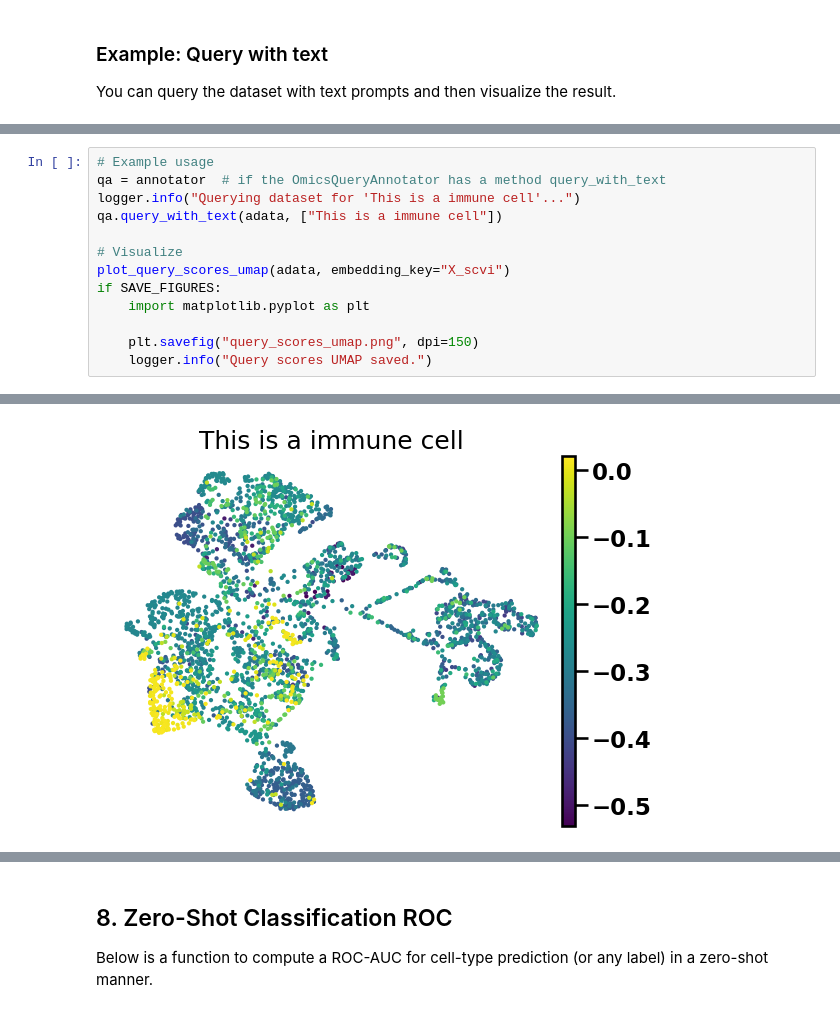
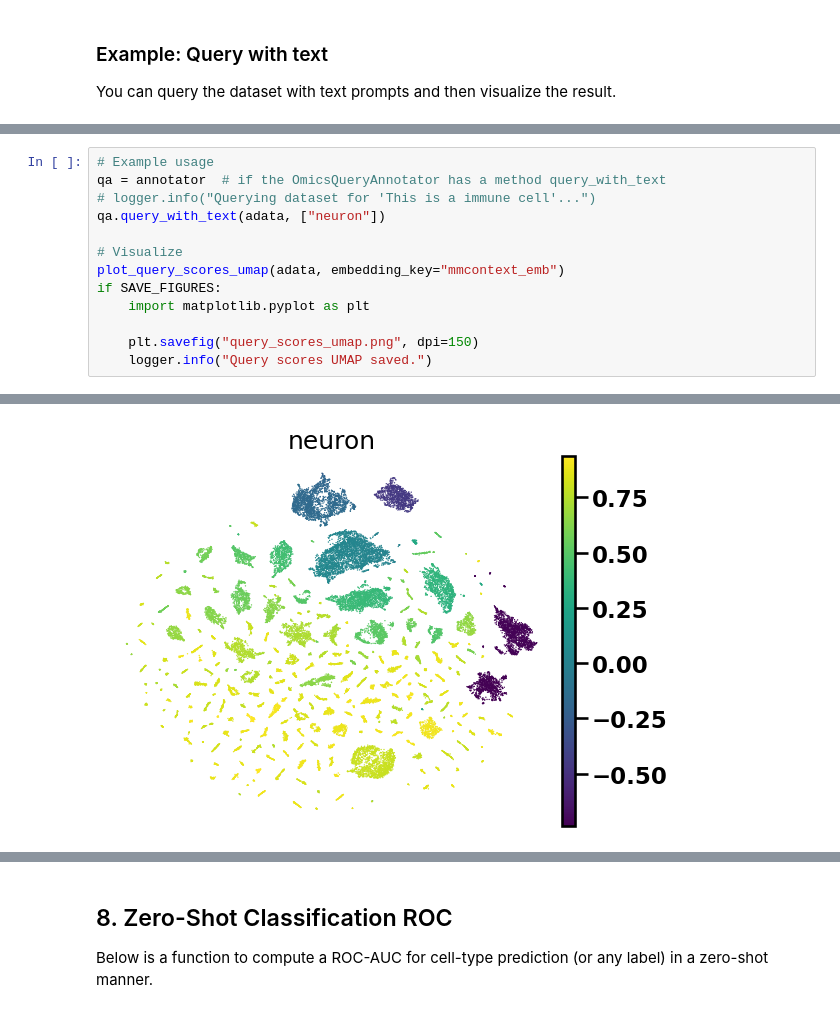
Before and after one commit to mengerj/mmcontext, a Jupyter notebook: exploratory/notebooks/eval_model.ipynb, the cells around one changed output, grey strips where cells are left out. Drawn from its saved outputs; the diff is of its cells as text.

```diff
--- a/exploratory/notebooks/eval_model.ipynb
+++ b/exploratory/notebooks/eval_model.ipynb
@@ -435,11 +451,11 @@ AnnData object with n_obs × n_vars = 3150 × 22085
 # %%
 # Example usage
 qa = annotator  # if the OmicsQueryAnnotator has a method query_with_text
-logger.info("Querying dataset for 'This is a immune cell'...")
-qa.query_with_text(adata, ["This is a immune cell"])
+# logger.info("Querying dataset for 'This is a immune cell'...")
+qa.query_with_text(adata, ["neuron"])
 
 # Visualize
-plot_query_scores_umap(adata, embedding_key="X_scvi")
+plot_query_scores_umap(adata, embedding_key="mmcontext_emb")
 if SAVE_FIGURES:
     import matplotlib.pyplot as plt
 
@@ -456,0 +473 @@ if SAVE_FIGURES:
+[figure, new version]
@@ -458 +474,0 @@ if SAVE_FIGURES:
-[figure, old version]
```
Also changed, not shown: parts of 20 cells of this notebook.
